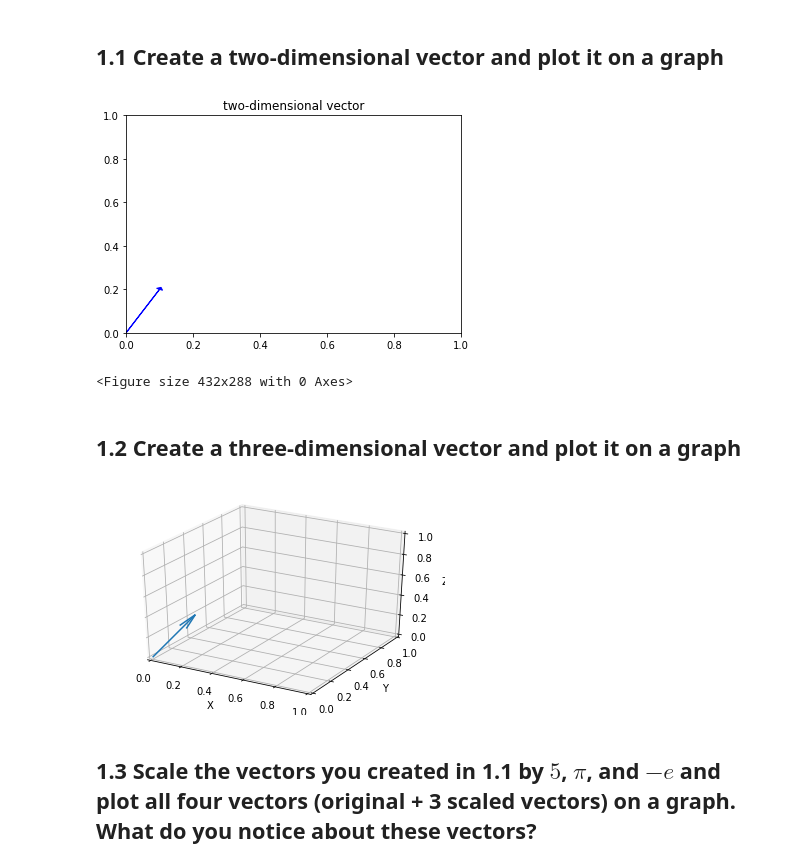
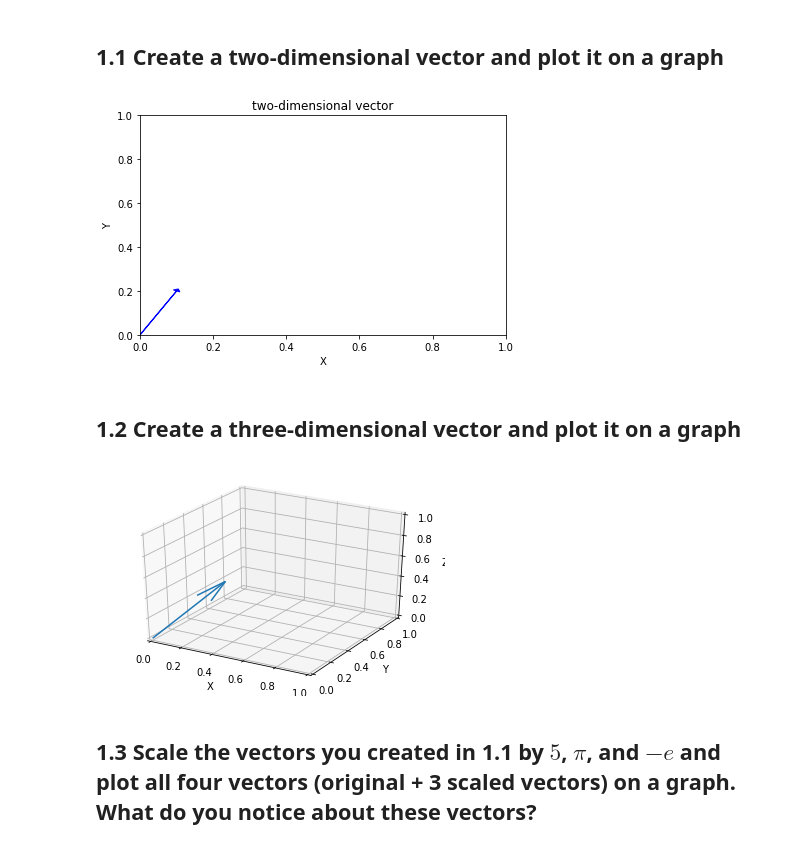
Before and after one commit to alastra32/DS-Unit-1-Sprint-4-Linear-Algebra, a Jupyter notebook: module1-linear-algebra-review/Linear_Algebra_Assignment.ipynb, the cells around one changed output. Saved outputs shown, nothing was run; the diff lists cells and outputs as text; code cells hidden in the pictures.

```diff
--- a/module1-linear-algebra-review/Linear_Algebra_Assignment.ipynb
+++ b/module1-linear-algebra-review/Linear_Algebra_Assignment.ipynb
@@ -9,19 +9,20 @@ For the questions below it is not sufficient to simply provide answer to the que
 # %%
 import math
 import matplotlib.pyplot as plt
 import numpy as np
 
 # Vector Examples
 blue = [.1, .2]
 
 
 plt.arrow(0, 0, .1, .2,  head_width=.02, head_length=0.01, color = 'b')
 plt.title('two-dimensional vector')
+plt.xlabel('X')
+plt.ylabel('Y')
+plt.tight_layout()
 plt.show()
-plt.tight_layout()
 # %% [output]
-[figure, old version]
+[figure, new version]
-<Figure size 432x288 with 0 Axes>
 # %% [markdown]
 ## 1.2 Create a three-dimensional vector and plot it on a graph
 # %%
@@ -31,7 +32,7 @@ import numpy as np
 
 blue = [.3, .3, .5 ]
 
-vectors = np.array([[0, 0, 0, .1, .3, .3]])
+vectors = np.array([[0, 0, 0, .3, .3, .5]])
 
 X, Y, Z, U, V, W = zip(*vectors)
 fig = plt.figure()
@@ -45,7 +46,7 @@ ax.set_ylabel('Y')
 ax.set_zlabel('Z')
 plt.show()
 # %% [output]
-[figure, old version]
+[figure, new version]
 # %% [markdown]
 ## 1.3 Scale the vectors you created in 1.1 by $5$, $\pi$, and $-e$ and plot all four vectors (original + 3 scaled vectors) on a graph. What do you notice about these vectors?
 # %%
```
Also changed, not shown: parts of 1 cell of this notebook.
